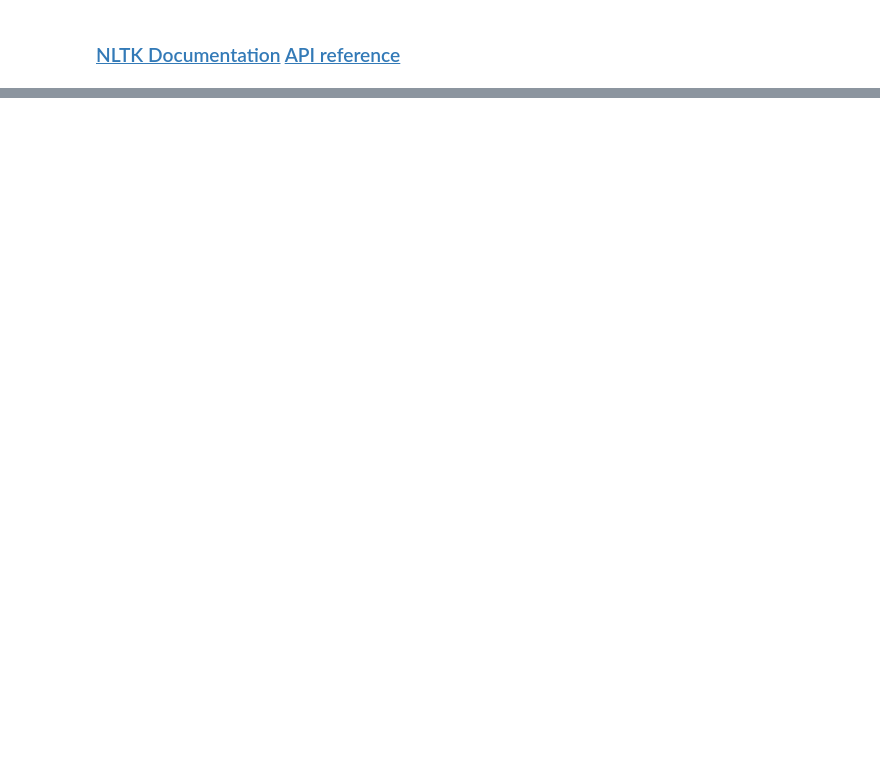
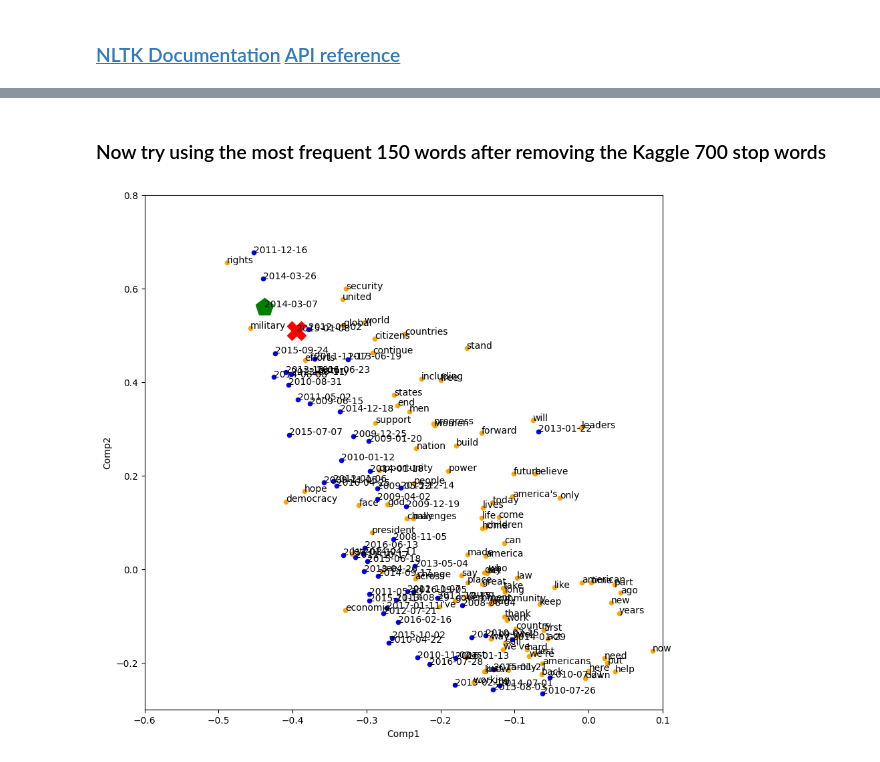
Before and after one commit to pday2/ObamaNLP, a Jupyter notebook: correspondenceAnalysis.ipynb, the cells around one changed output, grey strips where cells are left out. Saved outputs shown, nothing was run; the diff lists cells and outputs as text; code cells hidden in the pictures; blank space fills up the shorter version.

```diff
--- a/correspondenceAnalysis.ipynb
+++ b/correspondenceAnalysis.ipynb
@@ -99,0 +313,45 @@ dict(freqlist)
+# %% [markdown]
+### Now try using the most frequent 150 words after removing the Kaggle 700 stop words
+# %%
+# Load words from file
+# Kaggle stop words: "./word_lists/kaggle_stopwords.txt"
+wordList = pd.read_csv("./word_lists/kaggle_stopwords.txt", sep=" ", header=None,
+                 names=["word"])
+wordList = pd.DataFrame([word.lower() for word in list(wordList['word'])], columns=['word'])
+# %%
+# Make a short contingency list removing the Kaggle stop words
+ctabshort3 = ctab.loc[ : , [col for col in ctab.columns if col not in list(wordList['word'])]]
+
+# Keep it to the most common 150 words
+if np.shape(ctabshort3)[1] > 150:
+    ctabshort3=ctabshort3.iloc[:, : 150]
+
+ctabshort3.columns.rename('words', inplace=True)
+ctabshort3.index.rename('speeches', inplace=True)
+ca = ca.fit(ctabshort3)
+# %%
+date1 = '2015-01-08'
+date2 = '2014-03-07'
+df1=ca.row_coordinates(ctabshort3)
+df1.columns=['Comp1', 'Comp2']
+df2=ca.column_coordinates(ctabshort3)
+df2.columns=['Comp1', 'Comp2']
+
+# df1 for speeches
+ax = df1.plot(x='Comp1', y='Comp2', figsize=(10, 10), kind='scatter', color='blue')
+for i, txt in enumerate(df1.index.values.tolist()):
+    ax.annotate(txt, (df1['Comp1'][i], df1['Comp2'][i]))
+
+# df2 for words
+df2.plot(ax=ax, x='Comp1', y='Comp2', kind='scatter', color='orange')
+for i, txt in enumerate(df2.index.values.tolist()):
+    ax.annotate(txt, (df2['Comp1'][i], df2['Comp2'][i]))
+
+ax.plot(df1.loc[[date1]]['Comp1'], df1.loc[[date1]]['Comp2'], marker='X', color='red', markersize=20)
+ax.plot(df1.loc[[date2]]['Comp1'], df1.loc[[date2]]['Comp2'], marker='p', color='green', markersize=20)
+
+plt.xlim([-0.6, 0.1])
+plt.ylim([-0.3, 0.8])
+plt.show()
+# %% [output]
+[figure, added]
```
Also changed, not shown: parts of 34 cells of this notebook, 7 other files.
